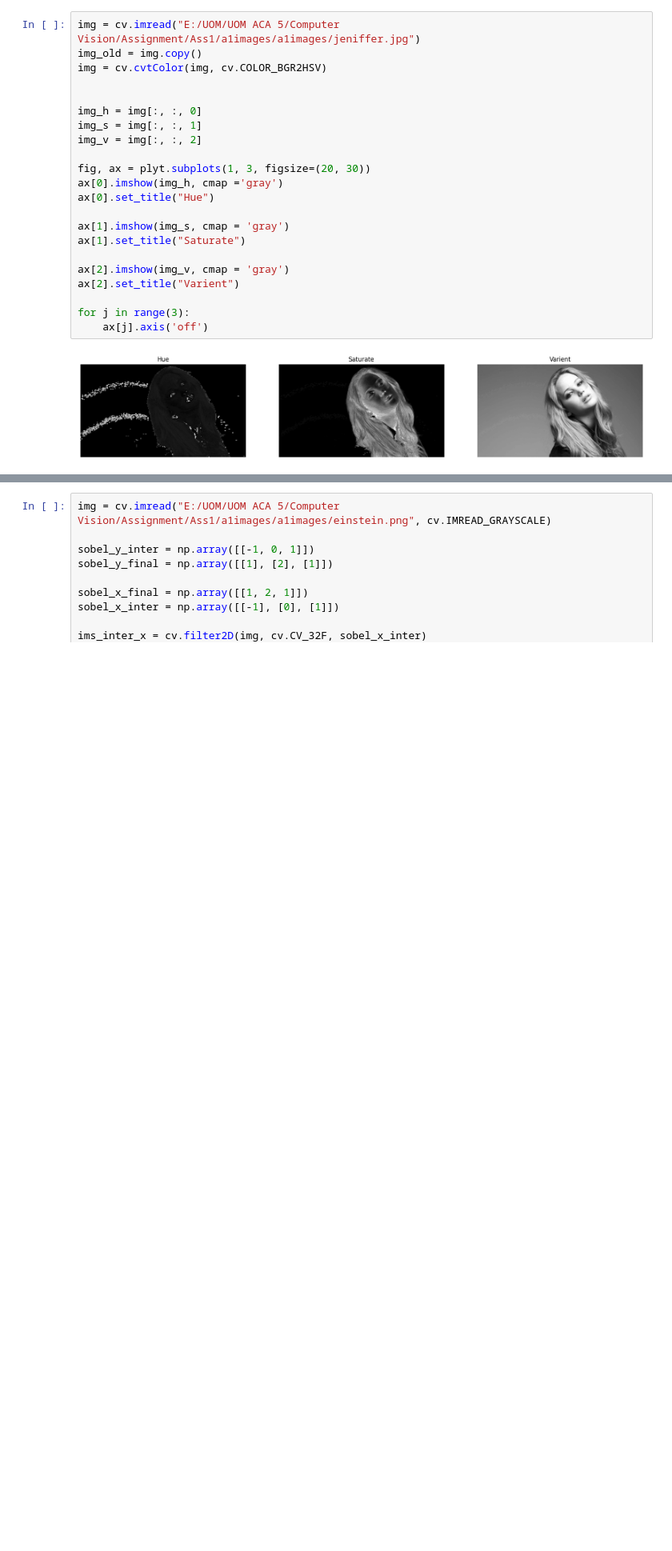
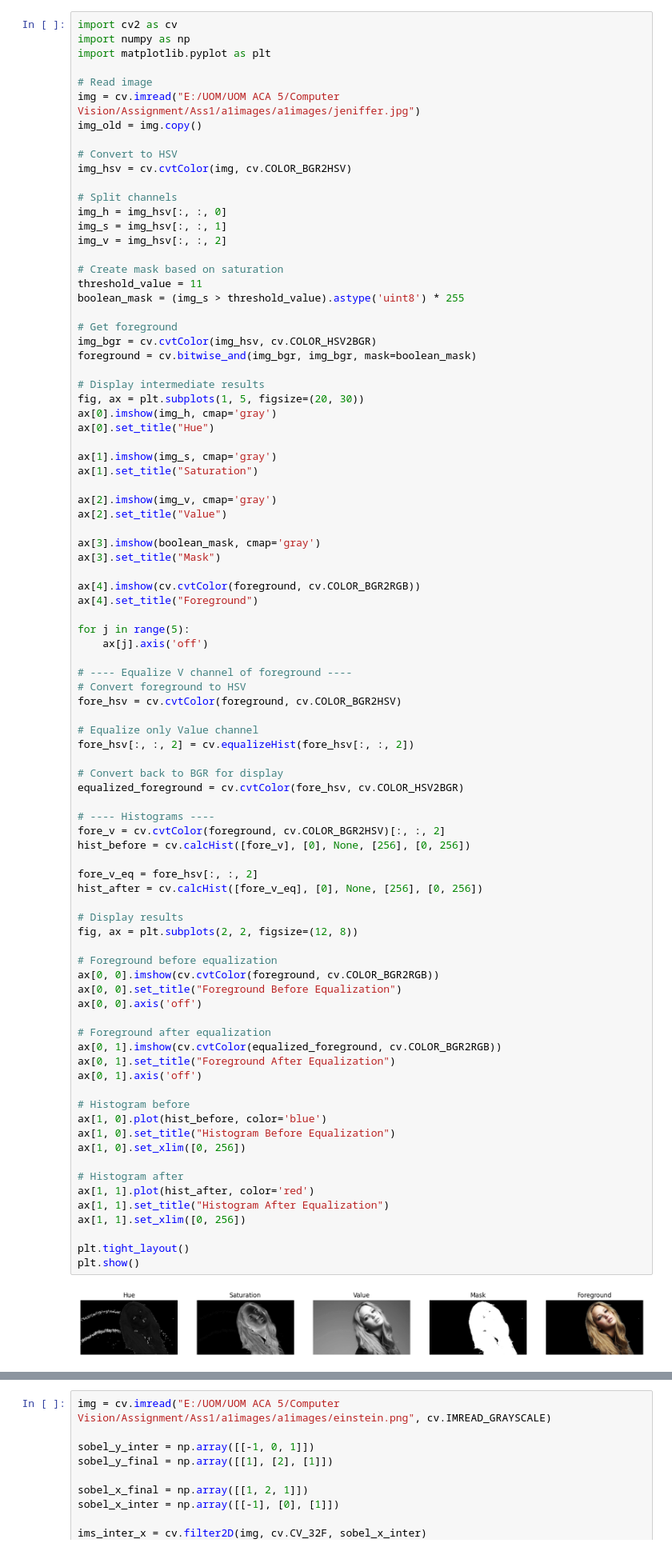
Before and after one commit to bathiy/EN3610-Image-Processing-and-Computer-Vision-, a Jupyter notebook: 220036L_Assignment1.ipynb, the cells around one changed output, grey strips where cells are left out. Shown at 80% size. Cells and saved outputs as stored; diff of their text form; blank space fills up the shorter version.

```diff
--- a/220036L_Assignment1.ipynb
+++ b/220036L_Assignment1.ipynb
@@ -248,26 +258,91 @@ for j in range(2):
 [figure]
 [figure]
 # %%
+import cv2 as cv
+import numpy as np
+import matplotlib.pyplot as plt
+
+# Read image
 img = cv.imread("E:/UOM/UOM ACA 5/Computer Vision/Assignment/Ass1/a1images/a1images/jeniffer.jpg")
 img_old = img.copy()
-img = cv.cvtColor(img, cv.COLOR_BGR2HSV)
 
+# Convert to HSV
+img_hsv = cv.cvtColor(img, cv.COLOR_BGR2HSV)
 
-img_h = img[:, :, 0]
-img_s = img[:, :, 1]
-img_v = img[:, :, 2]
+# Split channels
+img_h = img_hsv[:, :, 0]
+img_s = img_hsv[:, :, 1]
+img_v = img_hsv[:, :, 2]
 
-fig, ax = plyt.subplots(1, 3, figsize=(20, 30))
-ax[0].imshow(img_h, cmap ='gray')
+# Create mask based on saturation
+threshold_value = 11
+boolean_mask = (img_s > threshold_value).astype('uint8') * 255
+
+# Get foreground
+img_bgr = cv.cvtColor(img_hsv, cv.COLOR_HSV2BGR)
+foreground = cv.bitwise_and(img_bgr, img_bgr, mask=boolean_mask)
+
+# Display intermediate results
+fig, ax = plt.subplots(1, 5, figsize=(20, 30))
+ax[0].imshow(img_h, cmap='gray')
 ax[0].set_title("Hue")
 
-ax[1].imshow(img_s, cmap = 'gray')
-ax[1].set_title("Saturate")
+ax[1].imshow(img_s, cmap='gray')
+ax[1].set_title("Saturation")
 
-ax[2].imshow(img_v, cmap = 'gray')
-ax[2].set_title("Varient")
+ax[2].imshow(img_v, cmap='gray')
+ax[2].set_title("Value")
 
-for j in range(3):
+ax[3].imshow(boolean_mask, cmap='gray')
+ax[3].set_title("Mask")
+
+ax[4].imshow(cv.cvtColor(foreground, cv.COLOR_BGR2RGB))
+ax[4].set_title("Foreground")
+
+for j in range(5):
     ax[j].axis('off')
+
+# ---- Equalize V channel of foreground ----
+# Convert foreground to HSV
+fore_hsv = cv.cvtColor(foreground, cv.COLOR_BGR2HSV)
+
+# Equalize only Value channel
+fore_hsv[:, :, 2] = cv.equalizeHist(fore_hsv[:, :, 2])
+
+# Convert back to BGR for display
+equalized_foreground = cv.cvtColor(fore_hsv, cv.COLOR_HSV2BGR)
+
+# ---- Histograms ----
+fore_v = cv.cvtColor(foreground, cv.COLOR_BGR2HSV)[:, :, 2]
+hist_before = cv.calcHist([fore_v], [0], None, [256], [0, 256])
+
+fore_v_eq = fore_hsv[:, :, 2]
+hist_after = cv.calcHist([fore_v_eq], [0], None, [256], [0, 256])
+
+# Display results
+fig, ax = plt.subplots(2, 2, figsize=(12, 8))
+
+# Foreground before equalization
+ax[0, 0].imshow(cv.cvtColor(foreground, cv.COLOR_BGR2RGB))
+ax[0, 0].set_title("Foreground Before Equalization")
+ax[0, 0].axis('off')
+
+# Foreground after equalization
+ax[0, 1].imshow(cv.cvtColor(equalized_foreground, cv.COLOR_BGR2RGB))
+ax[0, 1].set_title("Foreground After Equalization")
+ax[0, 1].axis('off')
+
+# Histogram before
+ax[1, 0].plot(hist_before, color='blue')
+ax[1, 0].set_title("Histogram Before Equalization")
+ax[1, 0].set_xlim([0, 256])
+
+# Histogram after
+ax[1, 1].plot(hist_after, color='red')
+ax[1, 1].set_title("Histogram After Equalization")
+ax[1, 1].set_xlim([0, 256])
+
+plt.tight_layout()
+plt.show()
 # %% [output]
-[figure, old version]
+[figure, new version]
```
Also changed, not shown: parts of 17 cells of this notebook.
